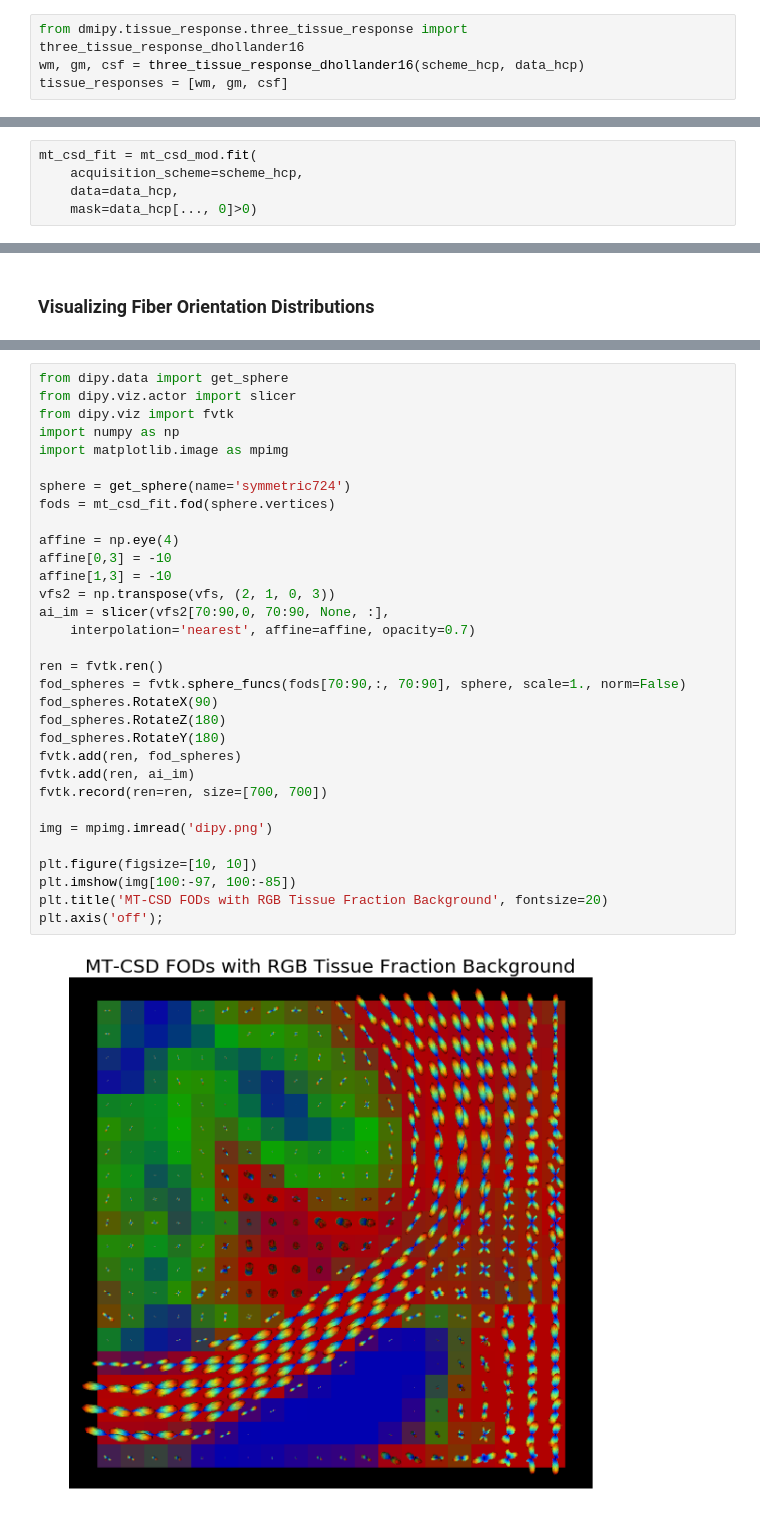
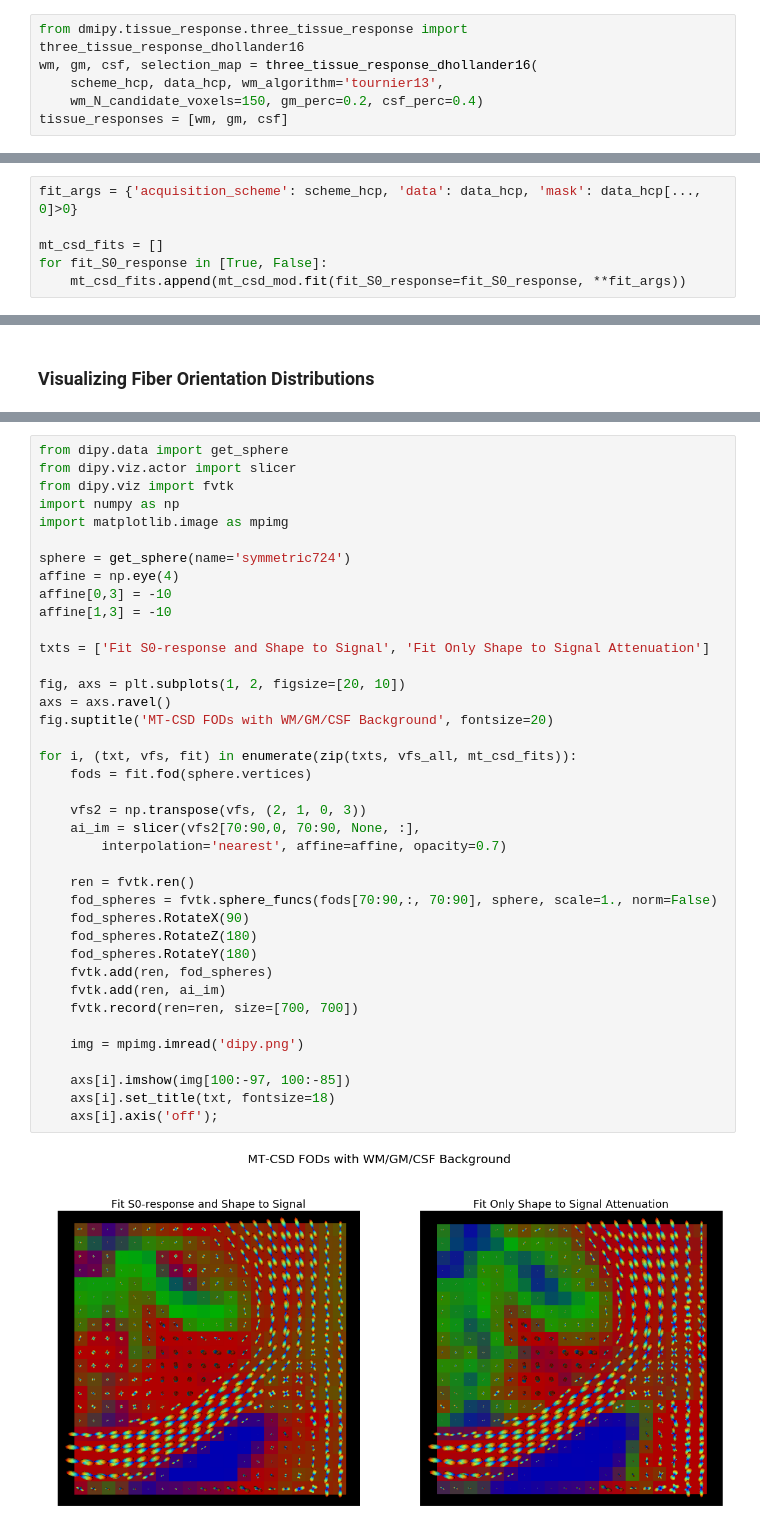
Before and after one commit to AthenaEPI/dmipy, a Jupyter notebook: examples/example_multi_tissue_constrained_spherical_deconvolution.ipynb, the cells around one changed output, grey strips where cells are left out. Cells and saved outputs as stored; diff of their text form.

```diff
--- a/examples/example_multi_tissue_constrained_spherical_deconvolution.ipynb
+++ b/examples/example_multi_tissue_constrained_spherical_deconvolution.ipynb
@@ -32,4 +36,6 @@ At the moment the classic tournier07 algorithm (based on highest FA voxels) is u
 # %%
 from dmipy.tissue_response.three_tissue_response import three_tissue_response_dhollander16
-wm, gm, csf = three_tissue_response_dhollander16(scheme_hcp, data_hcp)
+wm, gm, csf, selection_map = three_tissue_response_dhollander16(
+    scheme_hcp, data_hcp, wm_algorithm='tournier13',
+    wm_N_candidate_voxels=150, gm_perc=0.2, csf_perc=0.4)
 tissue_responses = [wm, gm, csf]
@@ -65,6 +103,7 @@ Fitting is done the same as in the previous parametric MC-CSD example. Now that
 # %%
-mt_csd_fit = mt_csd_mod.fit(
-    acquisition_scheme=scheme_hcp,
-    data=data_hcp,
-    mask=data_hcp[..., 0]>0)
+fit_args = {'acquisition_scheme': scheme_hcp, 'data': data_hcp, 'mask': data_hcp[..., 0]>0}
+
+mt_csd_fits = []
+for fit_S0_response in [True, False]:
+    mt_csd_fits.append(mt_csd_mod.fit(fit_S0_response=fit_S0_response, **fit_args))
 # %% [output]
@@ -120,36 +150,43 @@ As before, we can visualize the FOD estimated using MT-CSD
 # %%
 from dipy.data import get_sphere
 from dipy.viz.actor import slicer
 from dipy.viz import fvtk
 import numpy as np
 import matplotlib.image as mpimg
 
 sphere = get_sphere(name='symmetric724')
-fods = mt_csd_fit.fod(sphere.vertices)
-
 affine = np.eye(4)
 affine[0,3] = -10
 affine[1,3] = -10
-vfs2 = np.transpose(vfs, (2, 1, 0, 3))
-ai_im = slicer(vfs2[70:90,0, 70:90, None, :],
-    interpolation='nearest', affine=affine, opacity=0.7)
 
-ren = fvtk.ren()
-fod_spheres = fvtk.sphere_funcs(fods[70:90,:, 70:90], sphere, scale=1., norm=False)
-fod_spheres.RotateX(90)
-fod_spheres.RotateZ(180)
-fod_spheres.RotateY(180)
-fvtk.add(ren, fod_spheres)
-fvtk.add(ren, ai_im)
-fvtk.record(ren=ren, size=[700, 700])
+txts = ['Fit S0-response and Shape to Signal', 'Fit Only Shape to Signal Attenuation']
 
-img = mpimg.imread('dipy.png')
+fig, axs = plt.subplots(1, 2, figsize=[20, 10])
+axs = axs.ravel()
+fig.suptitle('MT-CSD FODs with WM/GM/CSF Background', fontsize=20)
 
-plt.figure(figsize=[10, 10])
-plt.imshow(img[100:-97, 100:-85])
-plt.title('MT-CSD FODs with RGB Tissue Fraction Background', fontsize=20)
-plt.axis('off');
+for i, (txt, vfs, fit) in enumerate(zip(txts, vfs_all, mt_csd_fits)):
+    fods = fit.fod(sphere.vertices)
+
+    vfs2 = np.transpose(vfs, (2, 1, 0, 3))
+    ai_im = slicer(vfs2[70:90,0, 70:90, None, :],
+        interpolation='nearest', affine=affine, opacity=0.7)
+
+    ren = fvtk.ren()
+    fod_spheres = fvtk.sphere_funcs(fods[70:90,:, 70:90], sphere, scale=1., norm=False)
+    fod_spheres.RotateX(90)
+    fod_spheres.RotateZ(180)
+    fod_spheres.RotateY(180)
+    fvtk.add(ren, fod_spheres)
+    fvtk.add(ren, ai_im)
+    fvtk.record(ren=ren, size=[700, 700])
+
+    img = mpimg.imread('dipy.png')
+
+    axs[i].imshow(img[100:-97, 100:-85])
+    axs[i].set_title(txt, fontsize=18)
+    axs[i].axis('off');
 # %% [output]
-[figure, old version]
+[figure, new version]
 # %% [markdown]
 We show the RGB volume fractions as the background of the FODs. Red is WM, green is GM and blue is CSF. Notice that in WM the FODs are very sharp and noisefree, and the FODs have shrunken to be basically invisible in areas with higher (estimated) GM/CSF constributions. In other words, the signal contributions that would mess up the FOD in regular CSD have now instead been captured by the isotropic representations, resulting in cleaner FODs.
```
Also changed, not shown: parts of 18 cells of this notebook, 9 other files.
